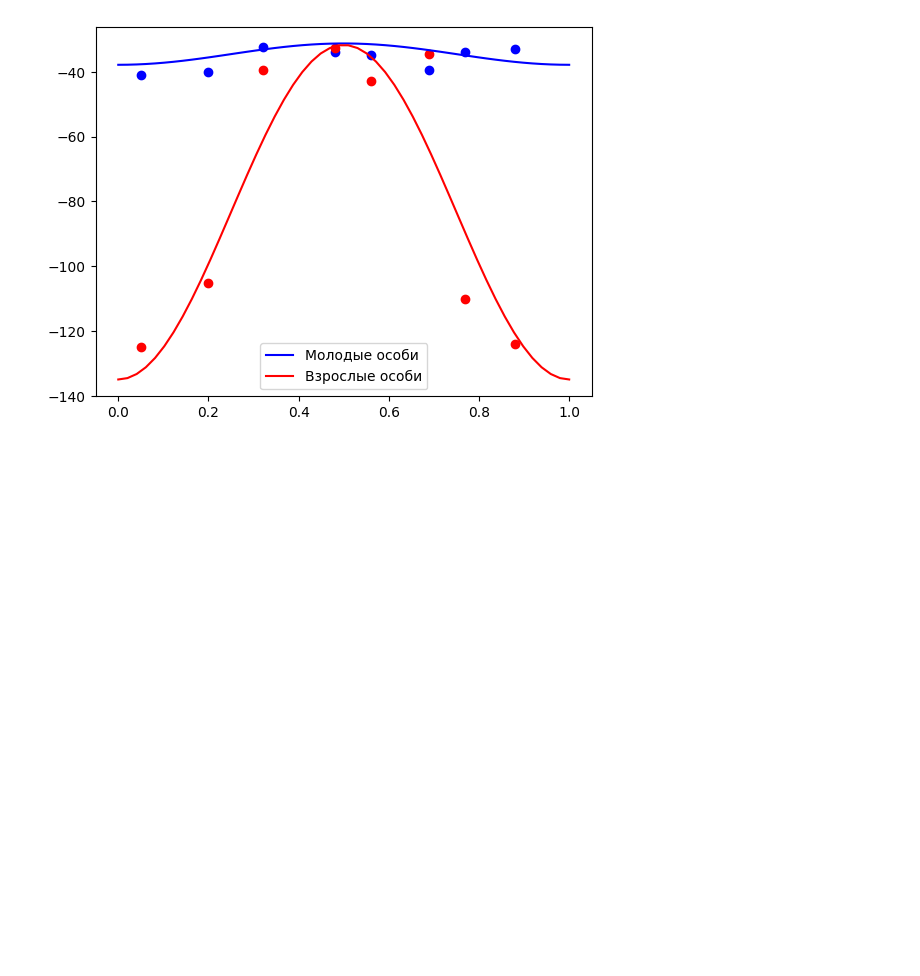
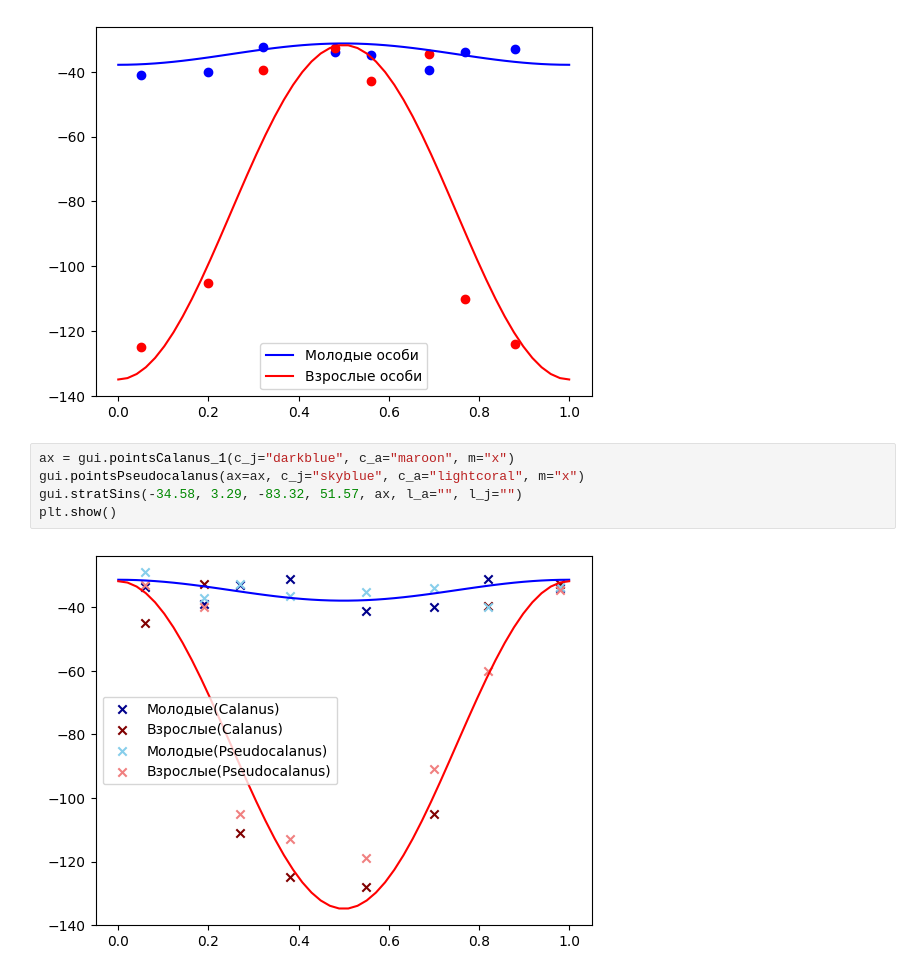
Before and after one commit to Recefi/predator-prey_model, a Jupyter notebook: report.ipynb, the cells around one changed output. Saved outputs shown, nothing was run; the diff lists cells and outputs as text; blank space fills up the shorter version.

Commit message:
pseudocalanus upd

```diff
--- a/report.ipynb
+++ b/report.ipynb
@@ -158,3 +158,10 @@ plt.show()
 # %% [output]
 [figure]
 [figure]
+# %%
+ax = gui.pointsCalanus_1(c_j="darkblue", c_a="maroon", m="x")
+gui.pointsPseudocalanus(ax=ax, c_j="skyblue", c_a="lightcoral", m="x")
+gui.stratSins(-34.58, 3.29, -83.32, 51.57, ax, l_a="", l_j="")
+plt.show()
+# %% [output]
+[figure, added]
```
Also changed, not shown: parts of 3 cells of this notebook, 1 other file.
